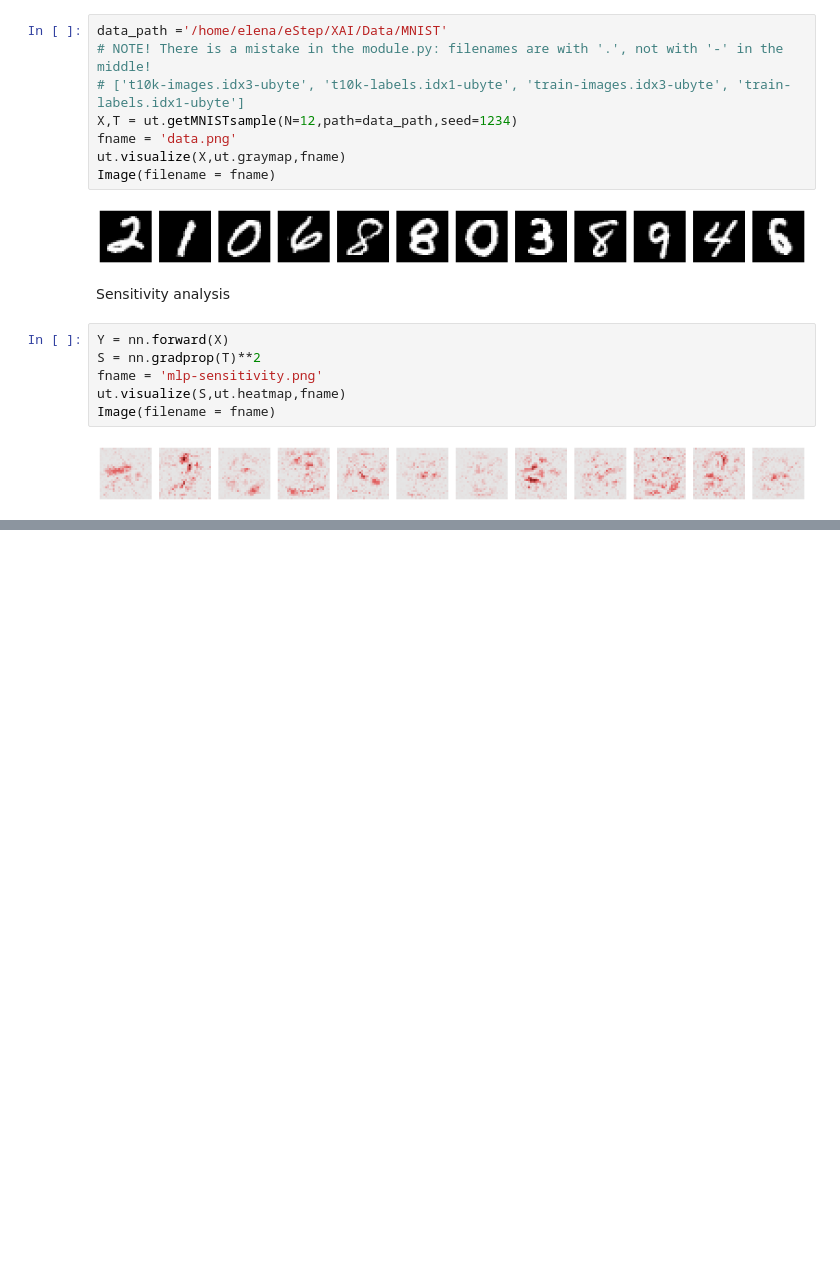
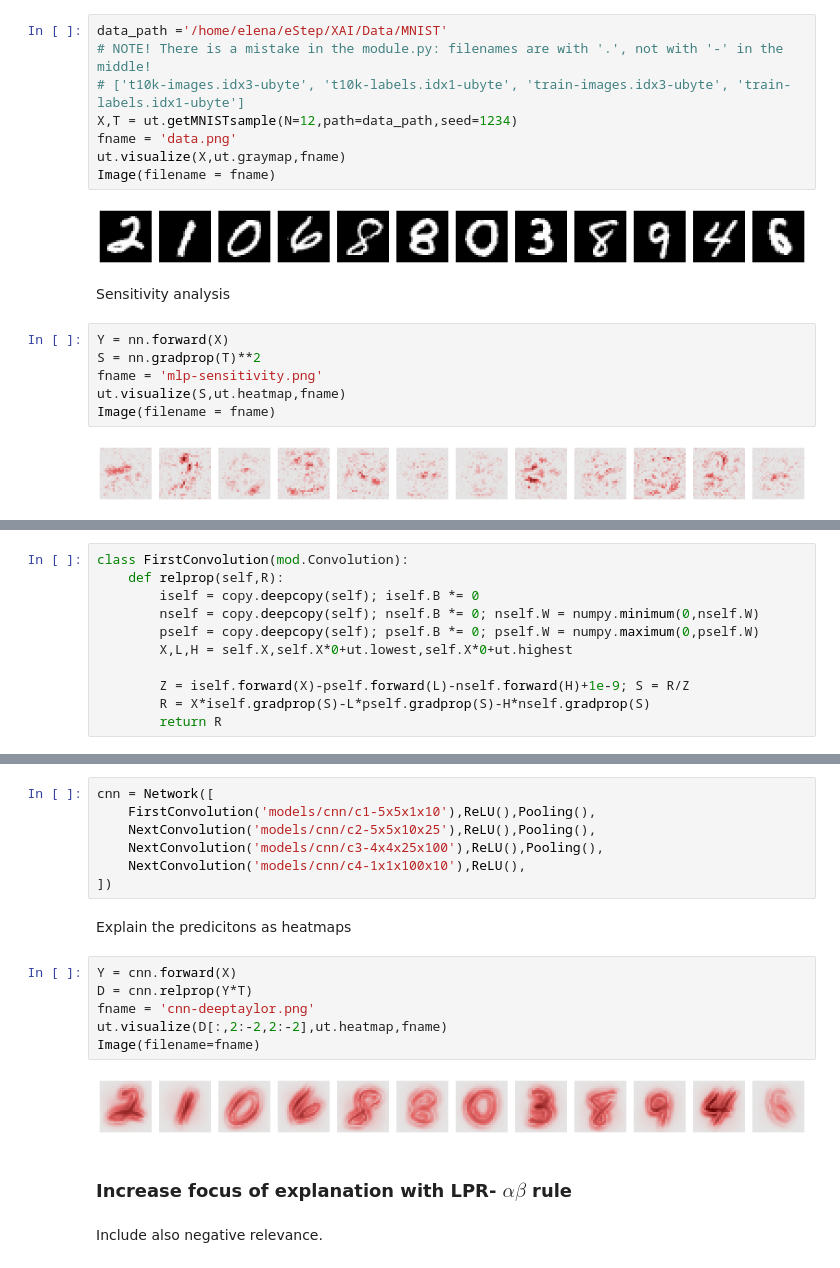
Before and after one commit to NLeSC/XAI, a Jupyter notebook: Software/Python/LRP Tutorial/LRP_Tutorial.ipynb, the cells around one changed output, grey strips where cells are left out. Cells and saved outputs as stored; diff of their text form; blank space fills up the shorter version.

```diff
--- a/Software/Python/LRP Tutorial/LRP_Tutorial.ipynb
+++ b/Software/Python/LRP Tutorial/LRP_Tutorial.ipynb
@@ -87,0 +134,11 @@ Image(filename = fname)
+# %%
+class FirstConvolution(mod.Convolution):
+    def relprop(self,R):
+        iself = copy.deepcopy(self); iself.B *= 0
+        nself = copy.deepcopy(self); nself.B *= 0; nself.W = numpy.minimum(0,nself.W)
+        pself = copy.deepcopy(self); pself.B *= 0; pself.W = numpy.maximum(0,pself.W)
+        X,L,H = self.X,self.X*0+ut.lowest,self.X*0+ut.highest
+
+        Z = iself.forward(X)-pself.forward(L)-nself.forward(H)+1e-9; S = R/Z
+        R = X*iself.gradprop(S)-L*pself.gradprop(S)-H*nself.gradprop(S)
+        return R
@@ -89,0 +175,21 @@ Relevance propagation
+# %%
+cnn = Network([
+    FirstConvolution('models/cnn/c1-5x5x1x10'),ReLU(),Pooling(),
+    NextConvolution('models/cnn/c2-5x5x10x25'),ReLU(),Pooling(),
+    NextConvolution('models/cnn/c3-4x4x25x100'),ReLU(),Pooling(),
+    NextConvolution('models/cnn/c4-1x1x100x10'),ReLU(),
+])
+# %% [markdown]
+Explain the predicitons as heatmaps
+# %%
+Y = cnn.forward(X)
+D = cnn.relprop(Y*T)
+fname = 'cnn-deeptaylor.png'
+ut.visualize(D[:,2:-2,2:-2],ut.heatmap,fname)
+Image(filename=fname)
+# %% [output]
+[figure, added]
+# %% [markdown]
+### Increase focus of explanation with LPR- $\alpha\beta$ rule
+# %% [markdown]
+Include also negative relevance.
```
Also changed, not shown: parts of 28 cells of this notebook, 4 other files.
